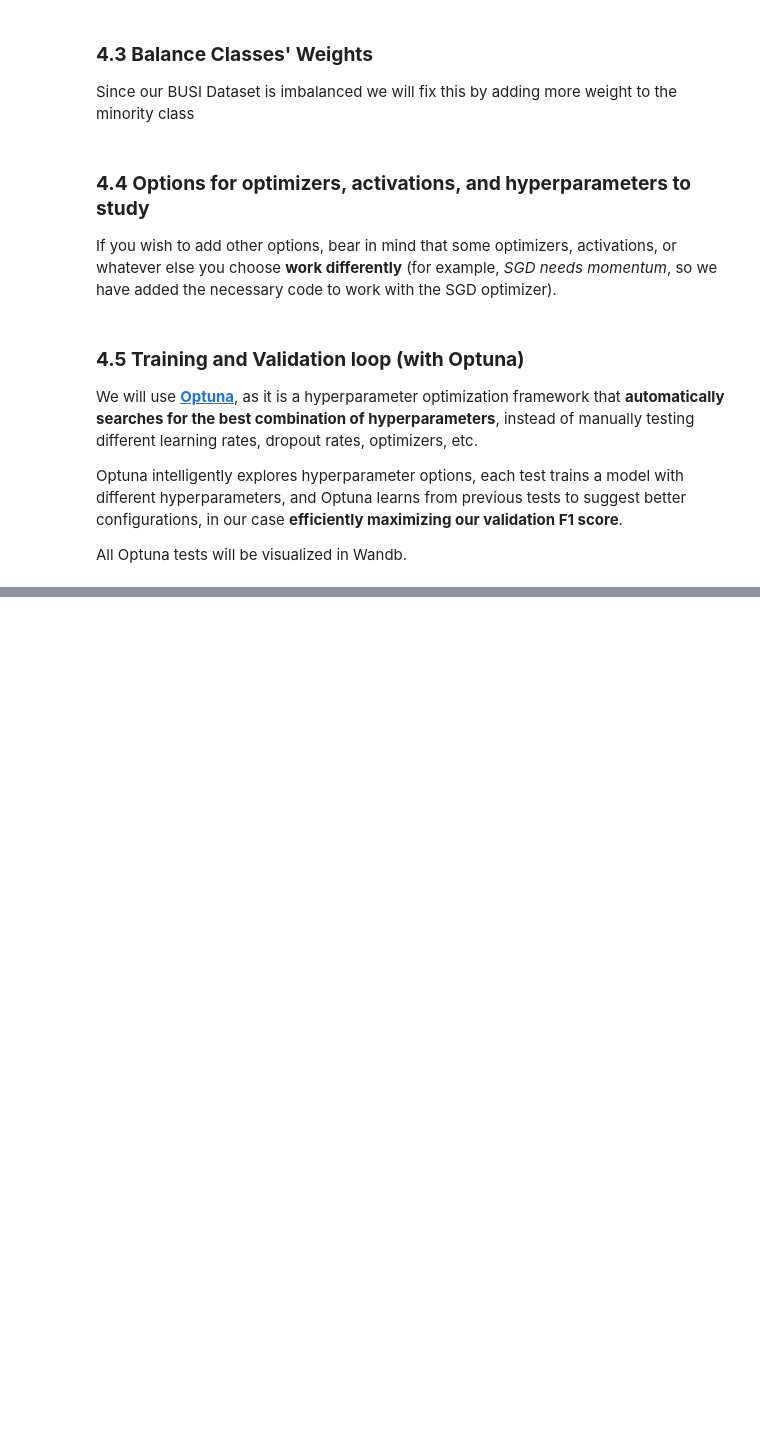
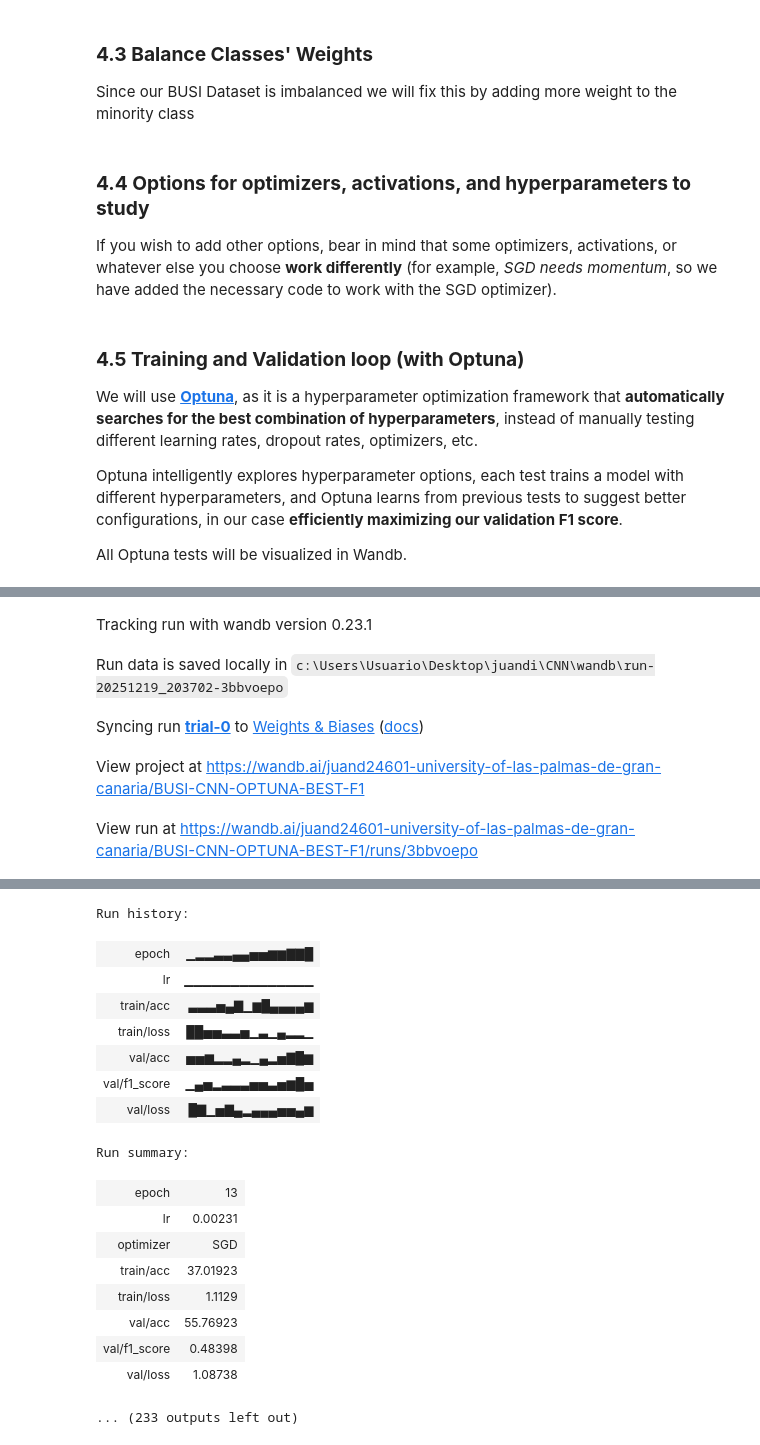
Before and after one commit to NeuralClassification/CNN, a Jupyter notebook: BreastCancerCNN.ipynb, the cells around one changed output, grey strips where cells are left out. Saved outputs shown, nothing was run; the diff lists cells and outputs as text; code cells hidden in the pictures; blank space fills up the shorter version.

Commit message:
feat(30 trials)

```diff
--- a/BreastCancerCNN.ipynb
+++ b/BreastCancerCNN.ipynb
@@ -238,7 +238,7 @@ class CNN_Deep(nn.Module):
 
         self.globavgpool = nn.AdaptiveAvgPool2d((1, 1))
 
-        self.fc1 = nn.Linear(256 * 14 * 14, 128)
+        self.fc1 = nn.Linear(256, 128)
         self.bn_fc1 = normalize1d(128)
 
         self.drop = nn.Dropout(drop_fc_prob)
@@ -441,7 +441,7 @@ def objective(trial):
 
     # ------------------- INITIALIZE WANDB FOR TRIAL -------------------
     wandb.init(
-        project="BUSI-CNN-OPTUNA-F1-PRUEBA",
+        project="BUSI-CNN-OPTUNA-BEST-F1",
         name=f"trial-{trial.number}",
         config={
             "learning_rate": lr,
@@ -605,6 +605,7 @@ def objective(trial):
 
 # ====================== OPTUNA'S STUDY ======================
 study = optuna.create_study(direction="maximize")
-study.optimize(objective, n_trials=5)
+study.optimize(objective, n_trials=30)
 
 print("Best trial:", study.best_trial.params)
+# %% [output]
@@ -610,0 +614,5 @@ print("Best trial:", study.best_trial.params)
+Tracking run with wandb version 0.23.1
+Run data is saved locally in c:\Users\Usuario\Desktop\juandi\CNN\wandb\run-20251219_203702-3bbvoepo
+Syncing run trial-0 to Weights & Biases (docs)
+View project at https://wandb.ai/juand24601-university-of-las-palmas-de-gran-canaria/BUSI-CNN-OPTUNA-BEST-F1
+View run at https://wandb.ai/juand24601-university-of-las-palmas-de-gran-canaria/BUSI-CNN-OPTUNA-BEST-F1/runs/3bbvoepo
@@ -610,0 +620,18 @@ print("Best trial:", study.best_trial.params)
+Run history:
+| epoch | ▁▂▂▃▃▄▄▅▅▆▆▇▇█ |
+| lr | ▁▁▁▁▁▁▁▁▁▁▁▁▁▁ |
+| train/acc | ▃▃▃▅▄▇▁▆█▄▄▄▄▆ |
+| train/loss | ██▅▅▃▃▅▁▃▁▄▂▂▁ |
+| val/acc | ▅▅▆▂▂▄▂▁▄▂▅▇█▆ |
+| val/f1_score | ▁▄▅▂▃▃▃▅▅▃▅▆█▅ |
+| val/loss | █▇▁▅▇▄▂▄▄▄▅▅▄▆ |
+Run summary:
+| epoch | 13 |
+| lr | 0.00231 |
+| optimizer | SGD |
+| train/acc | 37.01923 |
+| train/loss | 1.1129 |
+| val/acc | 55.76923 |
+| val/f1_score | 0.48398 |
+| val/loss | 1.08738 |
+... (233 outputs left out)
```
Also changed, not shown: parts of 4 cells of this notebook.
